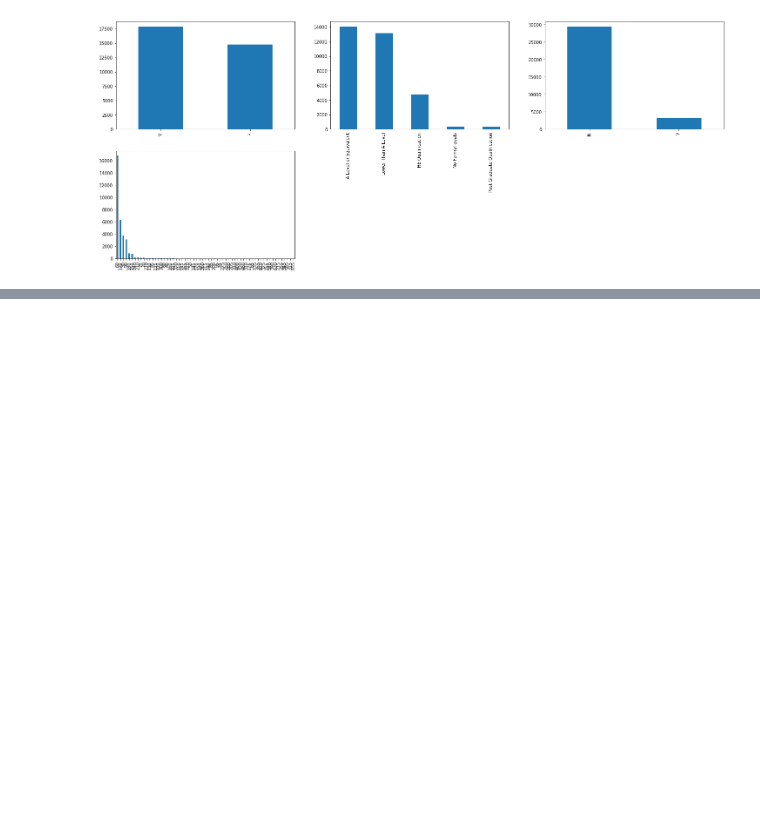
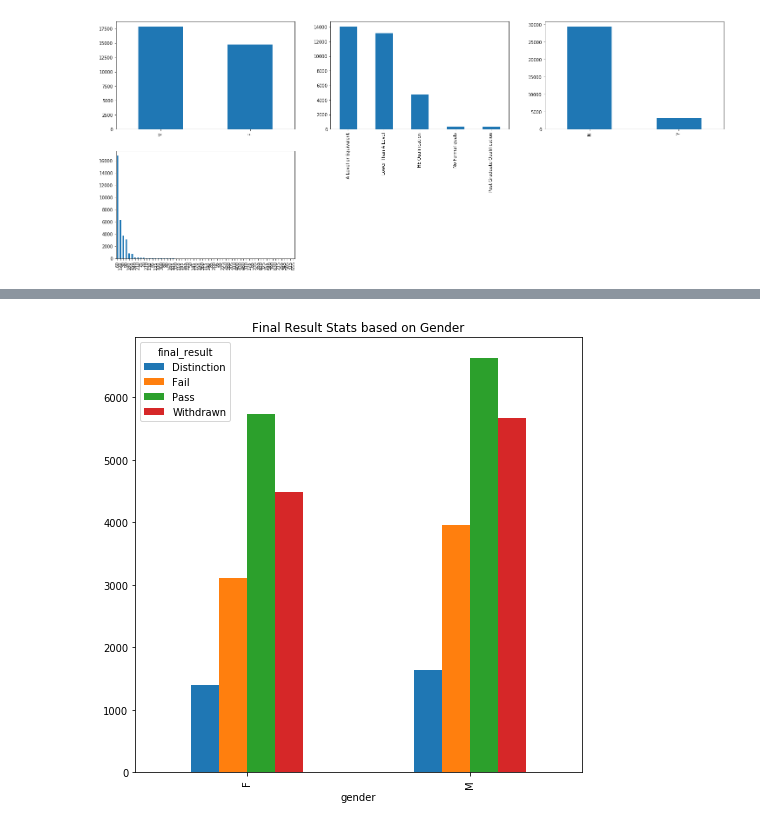
Before and after one commit to Heramb001/LearningAnalytics_Predicting_students_at-risk, a Jupyter notebook: CS_773_Data_Mining_Project_2_EDA.ipynb, the cells around one changed output, grey strips where cells are left out. Drawn from its saved outputs; the diff is of its cells as text; code cells hidden in the pictures; blank space fills up the shorter version.

```diff
--- a/CS_773_Data_Mining_Project_2_EDA.ipynb
+++ b/CS_773_Data_Mining_Project_2_EDA.ipynb
@@ -105,0 +124,5 @@ student_info['studied_credits'].value_counts().plot.bar()
+# %%
+student_info.groupby(['gender','final_result']).size().unstack().plot(kind='bar', title='Final Result Stats based on Gender',figsize=(8,8))
+plt.show()
+# %% [output]
+[figure, added]
```
Also changed, not shown: parts of 10 cells of this notebook, 2 other files.
